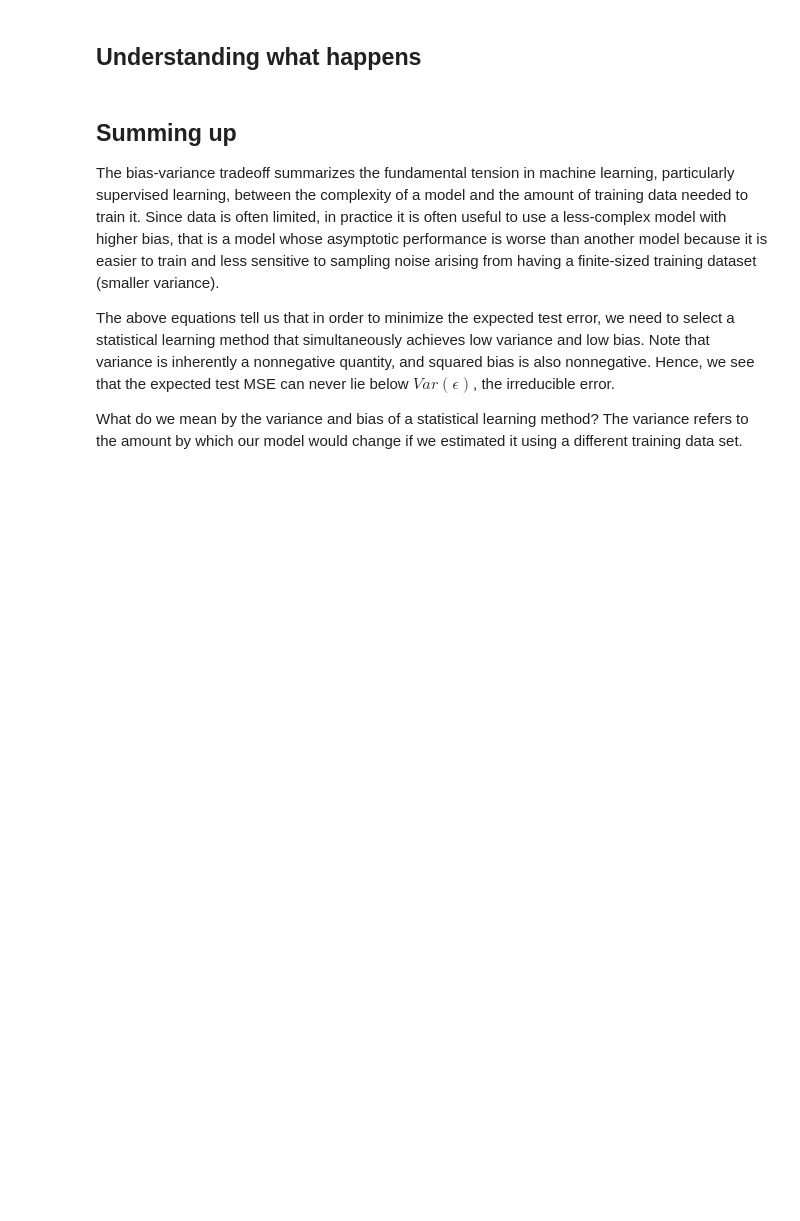
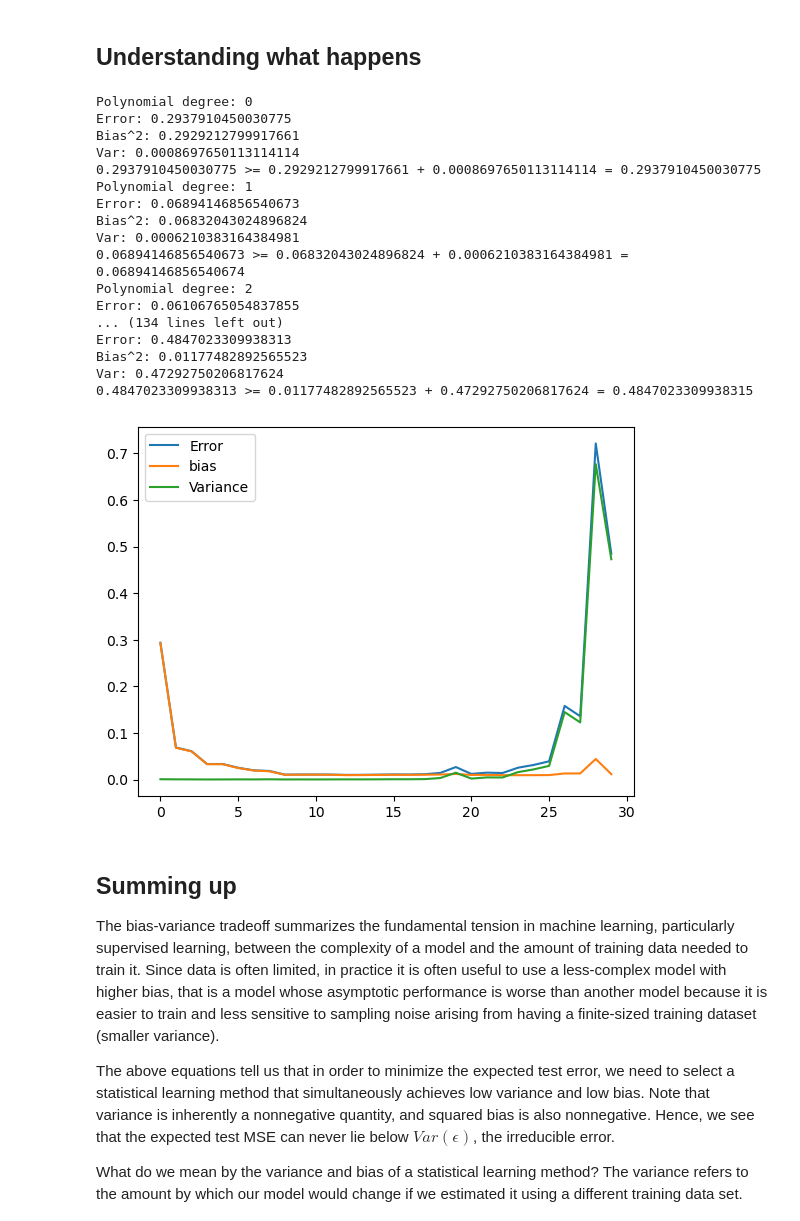
Before and after one commit to CompPhysics/CompSciProgram, a Jupyter notebook: doc/pub/week44/ipynb/week44.ipynb, the cells around one changed output. Cells and saved outputs as stored; diff of their text form; code cells hidden in the pictures; blank space fills up the shorter version.

```diff
--- a/doc/pub/week44/ipynb/week44.ipynb
+++ b/doc/pub/week44/ipynb/week44.ipynb
@@ -2106,42 +2112,61 @@ from sklearn.utils import resample
 
 np.random.seed(2018)
 
-n = 40
+n = 400
 n_boostraps = 100
-maxdegree = 14
+maxdegree = 30
 
 
 # Make data set.
 x = np.linspace(-3, 3, n).reshape(-1, 1)
 y = np.exp(-x**2) + 1.5 * np.exp(-(x-2)**2)+ np.random.normal(0, 0.1, x.shape)
 error = np.zeros(maxdegree)
 bias = np.zeros(maxdegree)
 variance = np.zeros(maxdegree)
 polydegree = np.zeros(maxdegree)
 x_train, x_test, y_train, y_test = train_test_split(x, y, test_size=0.2)
 
 for degree in range(maxdegree):
     model = make_pipeline(PolynomialFeatures(degree=degree), LinearRegression(fit_intercept=False))
     y_pred = np.empty((y_test.shape[0], n_boostraps))
     for i in range(n_boostraps):
         x_, y_ = resample(x_train, y_train)
         y_pred[:, i] = model.fit(x_, y_).predict(x_test).ravel()
 
     polydegree[degree] = degree
     error[degree] = np.mean( np.mean((y_test - y_pred)**2, axis=1, keepdims=True) )
     bias[degree] = np.mean( (y_test - np.mean(y_pred, axis=1, keepdims=True))**2 )
     variance[degree] = np.mean( np.var(y_pred, axis=1, keepdims=True) )
     print('Polynomial degree:', degree)
     print('Error:', error[degree])
     print('Bias^2:', bias[degree])
     print('Var:', variance[degree])
     print('{} >= {} + {} = {}'.format(error[degree], bias[degree], variance[degree], bias[degree]+variance[degree]))
 
 plt.plot(polydegree, error, label='Error')
 plt.plot(polydegree, bias, label='bias')
 plt.plot(polydegree, variance, label='Variance')
 plt.legend()
 plt.show()
+# %% [output]
+Polynomial degree: 0
+Error: 0.2937910450030775
+Bias^2: 0.2929212799917661
+Var: 0.0008697650113114114
+0.2937910450030775 >= 0.2929212799917661 + 0.0008697650113114114 = 0.2937910450030775
+Polynomial degree: 1
+Error: 0.06894146856540673
+Bias^2: 0.06832043024896824
+Var: 0.0006210383164384981
+0.06894146856540673 >= 0.06832043024896824 + 0.0006210383164384981 = 0.06894146856540674
+Polynomial degree: 2
+Error: 0.06106765054837855
+... (134 lines left out)
+Error: 0.4847023309938313
+Bias^2: 0.01177482892565523
+Var: 0.47292750206817624
+0.4847023309938313 >= 0.01177482892565523 + 0.47292750206817624 = 0.4847023309938315
+[figure, added]
 # %% [markdown]
 ## Summing up
 
```
Also changed, not shown: parts of 2 cells of this notebook, 1 other file.
